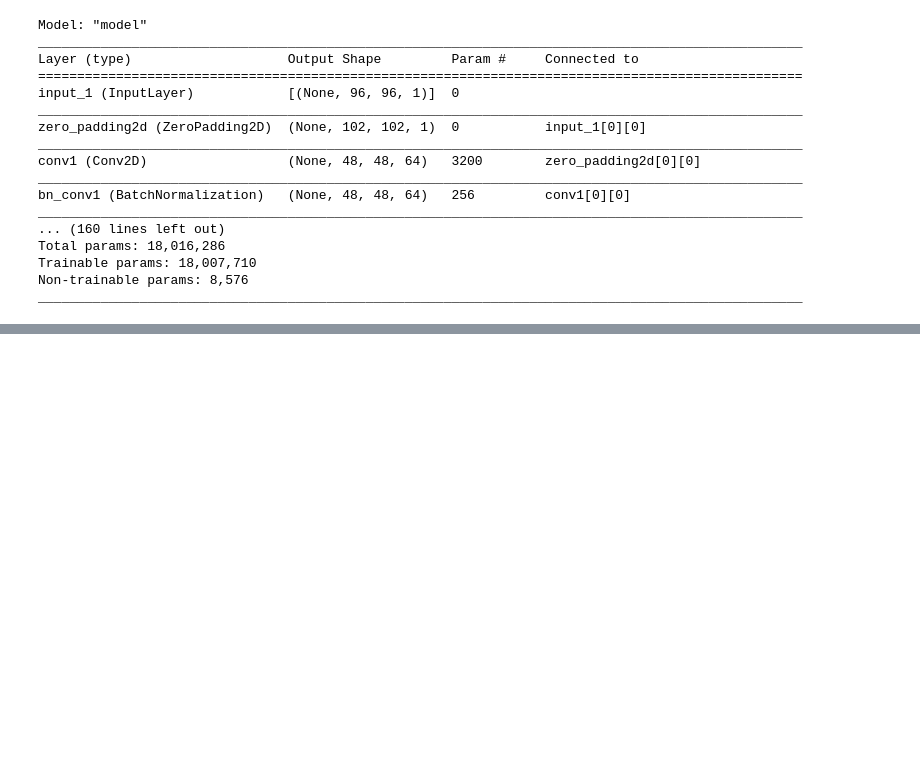
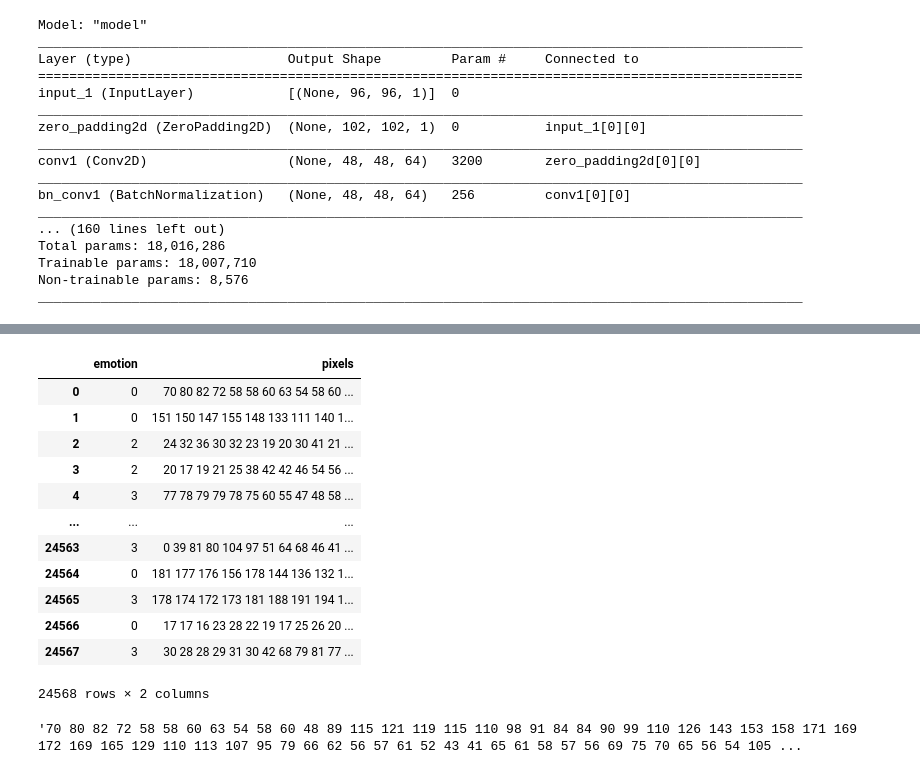
Before and after one commit to Abhinavs476/Emotion-AI, a Jupyter notebook: EmotionAI.ipynb, the cells around one changed output, grey strips where cells are left out. Drawn from its saved outputs; the diff is of its cells as text; code cells hidden in the pictures; blank space fills up the shorter version.

```diff
--- a/EmotionAI.ipynb
+++ b/EmotionAI.ipynb
@@ -389,0 +521,23 @@ ________________________________________________________________________________
+# %%
+# read the csv files for the facial expression data
+facialexpression_df = pd.read_csv('icml_face_data.csv')
+# %%
+facialexpression_df
+# %% [output]
+|  | emotion | pixels |
+| 0 | 0 | 70 80 82 72 58 58 60 63 54 58 60 ... |
+| 1 | 0 | 151 150 147 155 148 133 111 140 1... |
+| 2 | 2 | 24 32 36 30 32 23 19 20 30 41 21 ... |
+| 3 | 2 | 20 17 19 21 25 38 42 42 46 54 56 ... |
+| 4 | 3 | 77 78 79 79 78 75 60 55 47 48 58 ... |
+| ... | ... | ... |
+| 24563 | 3 | 0 39 81 80 104 97 51 64 68 46 41 ... |
+| 24564 | 0 | 181 177 176 156 178 144 136 132 1... |
+| 24565 | 3 | 178 174 172 173 181 188 191 194 1... |
+| 24566 | 0 | 17 17 16 23 28 22 19 17 25 26 20 ... |
+| 24567 | 3 | 30 28 28 29 31 30 42 68 79 81 77 ... |
+24568 rows × 2 columns
+# %%
+facialexpression_df[' pixels'][0] # String format
+# %% [output]
+'70 80 82 72 58 58 60 63 54 58 60 48 89 115 121 119 115 110 98 91 84 84 90 99 110 126 143 153 158 171 169 172 169 165 129 110 113 107 95 79 66 62 56 57 61 52 43 41 65 61 58 57 56 69 75 70 65 56 54 105 ...
```
Also changed, not shown: parts of 29 cells of this notebook.
